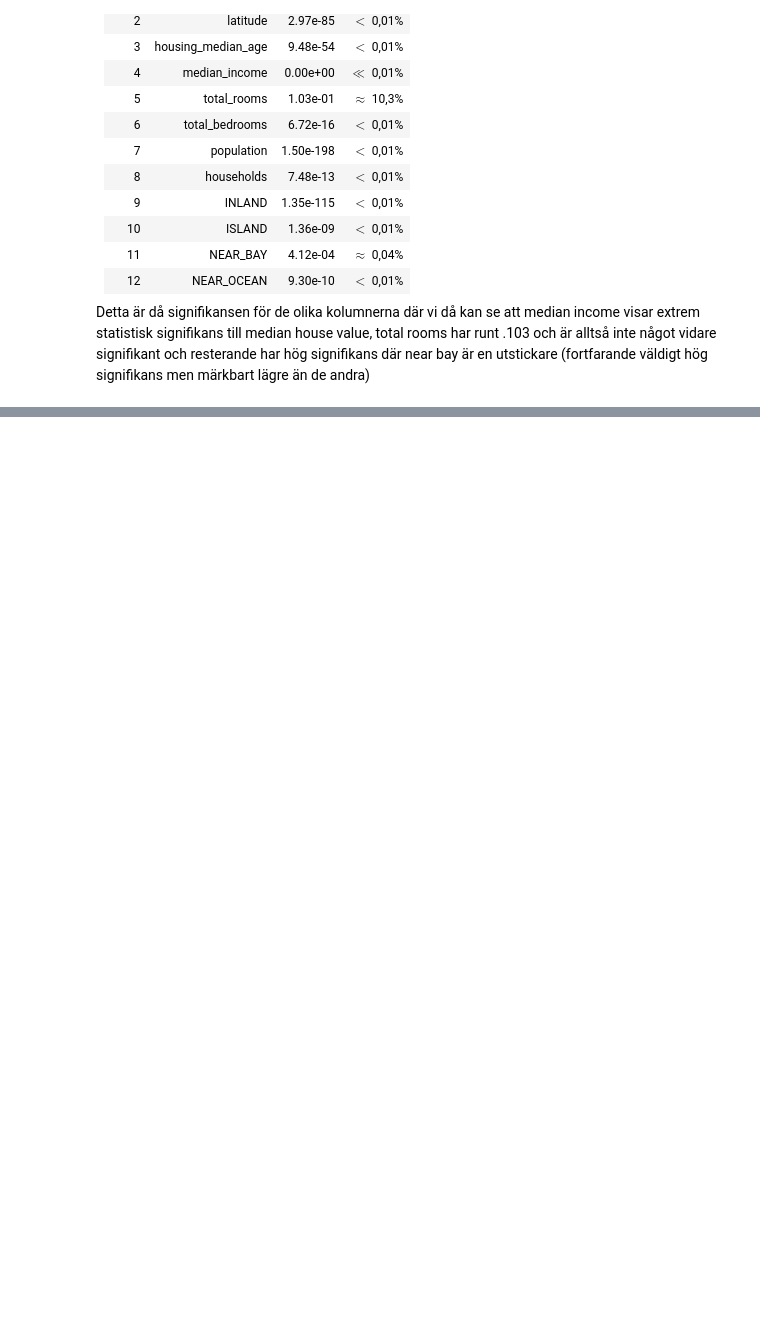
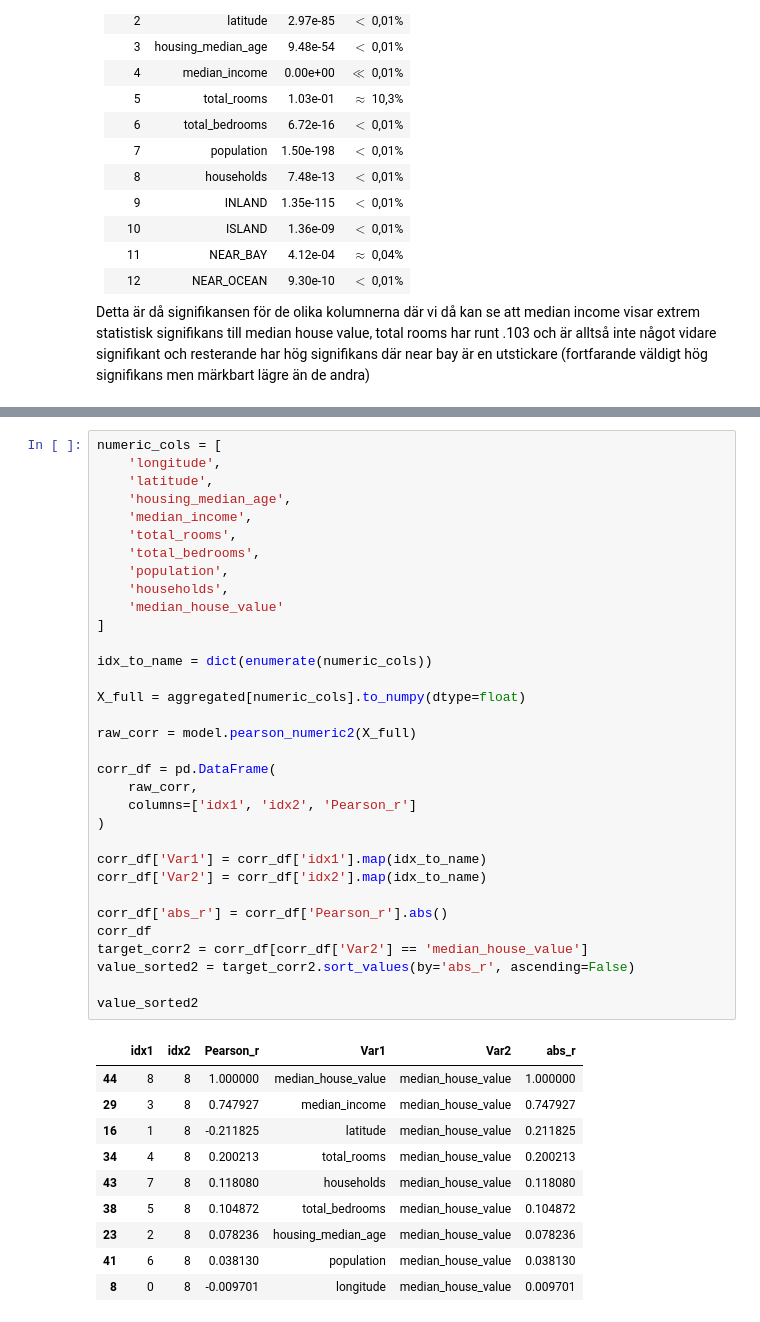
Before and after one commit to LordSven/Statistiska-metoder-NIKLAS-HAMFELDT, a Jupyter notebook: Labb_1/Labb_1.ipynb, the cells around one changed output, grey strips where cells are left out. Drawn from its saved outputs; the diff is of its cells as text; blank space fills up the shorter version.

```diff
--- a/Labb_1/Labb_1.ipynb
+++ b/Labb_1/Labb_1.ipynb
@@ -125,0 +234,44 @@ Detta är då signifikansen för de olika kolumnerna där vi då kan se att medi
+# %%
+numeric_cols = [
+    'longitude',
+    'latitude',
+    'housing_median_age',
+    'median_income',
+    'total_rooms',
+    'total_bedrooms',
+    'population',
+    'households',
+    'median_house_value'
+]
+
+idx_to_name = dict(enumerate(numeric_cols))
+
+X_full = aggregated[numeric_cols].to_numpy(dtype=float)
+
+raw_corr = model.pearson_numeric2(X_full)
+
+corr_df = pd.DataFrame(
+    raw_corr,
+    columns=['idx1', 'idx2', 'Pearson_r']
+)
+
+corr_df['Var1'] = corr_df['idx1'].map(idx_to_name)
+corr_df['Var2'] = corr_df['idx2'].map(idx_to_name)
+
+corr_df['abs_r'] = corr_df['Pearson_r'].abs()
+corr_df
+target_corr2 = corr_df[corr_df['Var2'] == 'median_house_value']
+value_sorted2 = target_corr2.sort_values(by='abs_r', ascending=False)
+
+value_sorted2
+# %% [output]
+|  | idx1 | idx2 | Pearson_r | Var1 | Var2 | abs_r |
+| 44 | 8 | 8 | 1.000000 | median_house_value | median_house_value | 1.000000 |
+| 29 | 3 | 8 | 0.747927 | median_income | median_house_value | 0.747927 |
+| 16 | 1 | 8 | -0.211825 | latitude | median_house_value | 0.211825 |
+| 34 | 4 | 8 | 0.200213 | total_rooms | median_house_value | 0.200213 |
+| 43 | 7 | 8 | 0.118080 | households | median_house_value | 0.118080 |
+| 38 | 5 | 8 | 0.104872 | total_bedrooms | median_house_value | 0.104872 |
+| 23 | 2 | 8 | 0.078236 | housing_median_age | median_house_value | 0.078236 |
+| 41 | 6 | 8 | 0.038130 | population | median_house_value | 0.038130 |
+| 8 | 0 | 8 | -0.009701 | longitude | median_house_value | 0.009701 |
```
Also changed, not shown: parts of 13 cells of this notebook, 1 other file.
